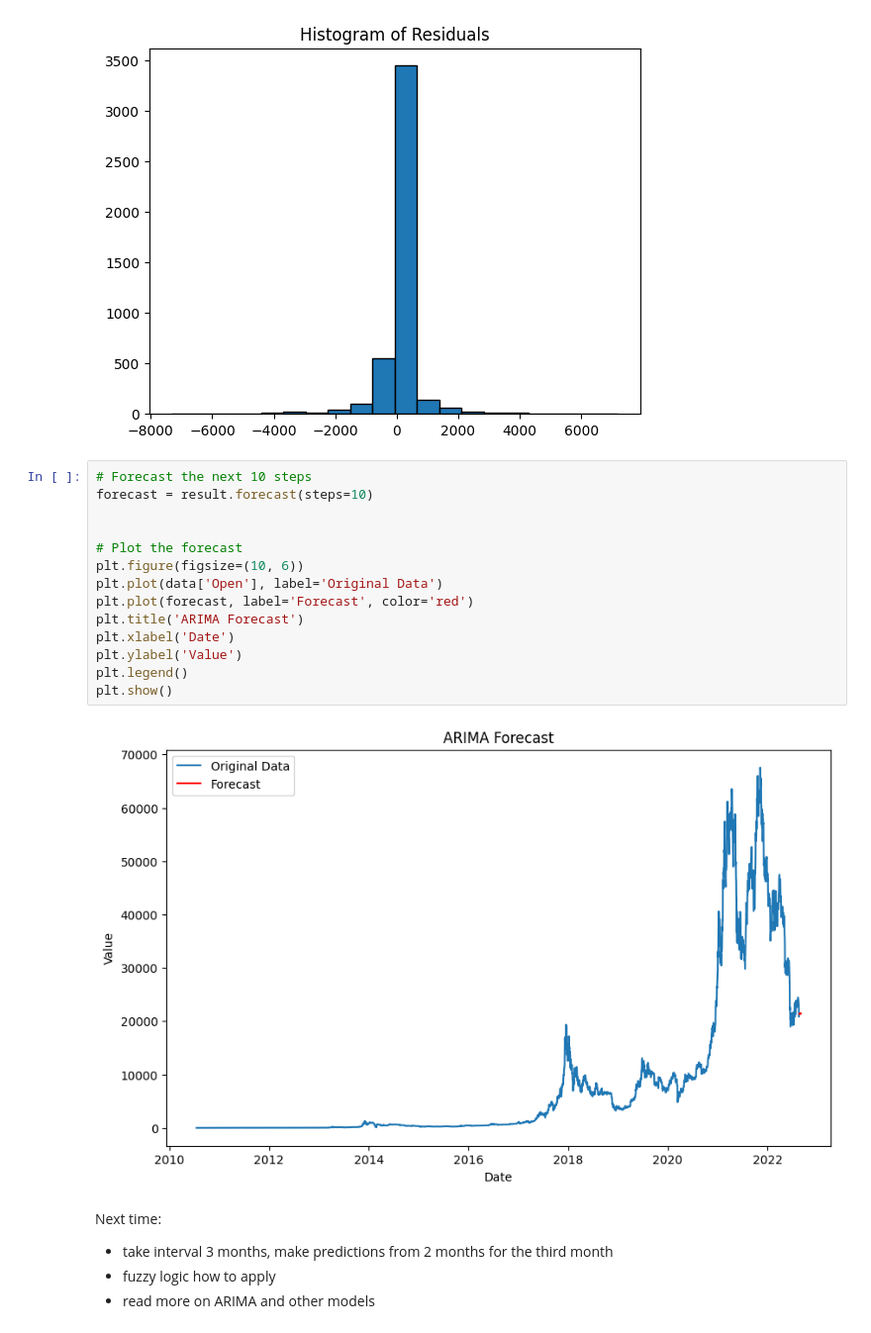
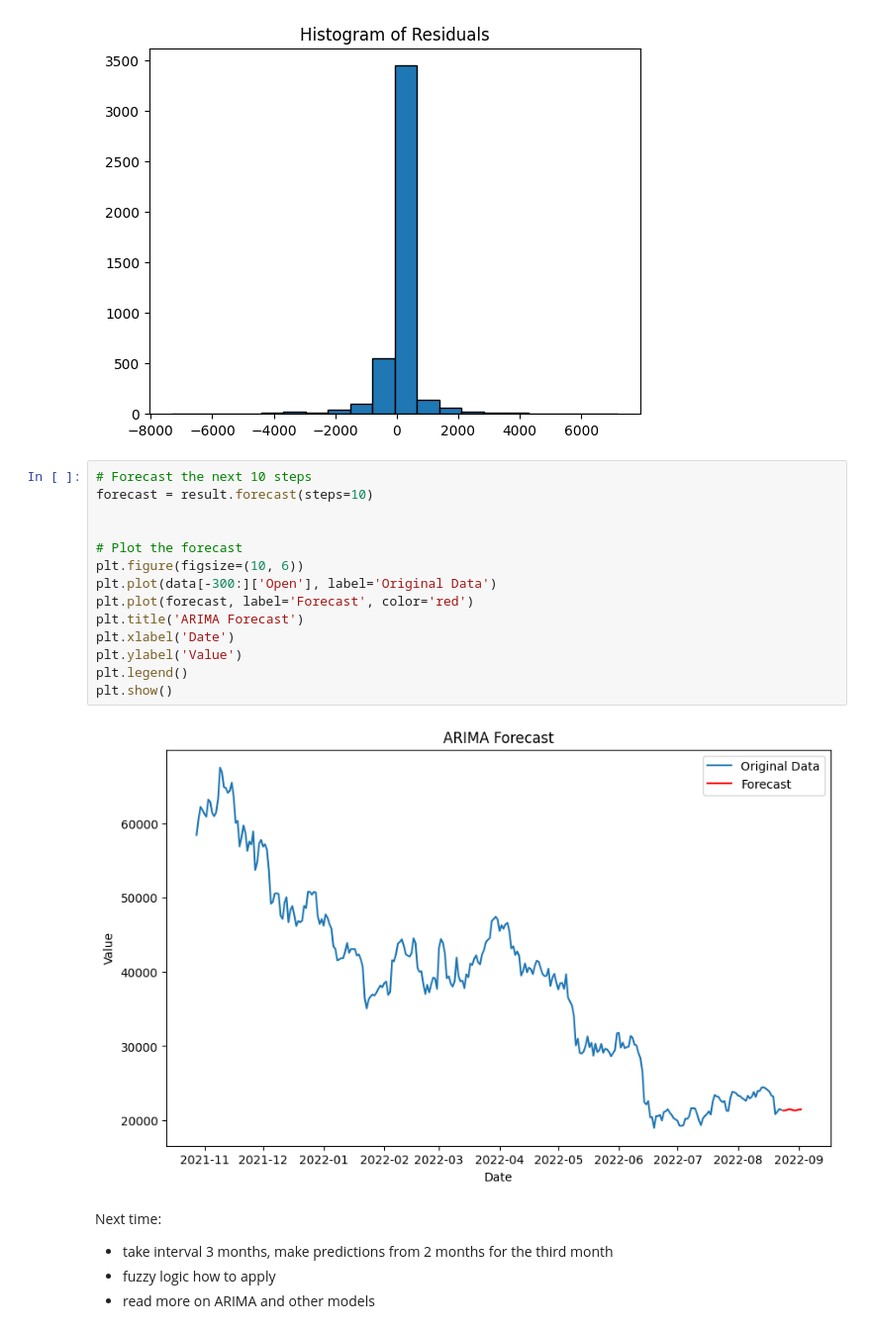
Before and after one commit to mehalyna/nlp-fuzzy, a Jupyter notebook: src/time_series.ipynb, the cells around one changed output. Shown: that part at 99% size. Cells and saved outputs as stored; diff of their text form.

```diff
--- a/src/time_series.ipynb
+++ b/src/time_series.ipynb
@@ -141,19 +141,19 @@ plt.show()
 # %%
 # Forecast the next 10 steps
 forecast = result.forecast(steps=10)
 
 
 # Plot the forecast
 plt.figure(figsize=(10, 6))
-plt.plot(data['Open'], label='Original Data')
+plt.plot(data[-300:]['Open'], label='Original Data')
 plt.plot(forecast, label='Forecast', color='red')
 plt.title('ARIMA Forecast')
 plt.xlabel('Date')
 plt.ylabel('Value')
 plt.legend()
 plt.show()
 # %% [output]
-[figure, old version]
+[figure, new version]
 # %% [markdown]
 Next time:
 - take interval 3 months, make predictions from 2 months for the third month
```
Also changed, not shown: 11 other files.
